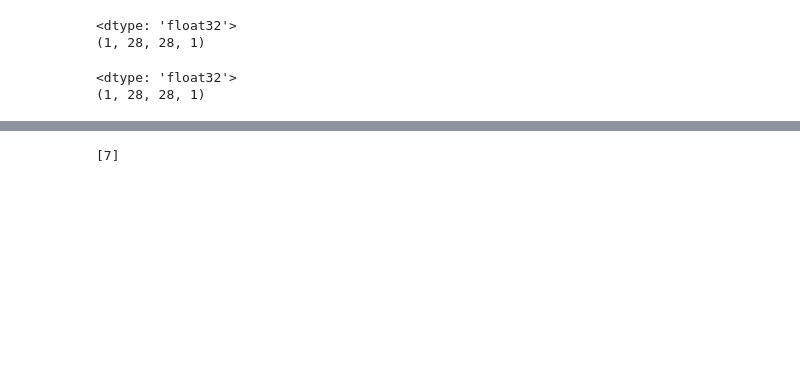
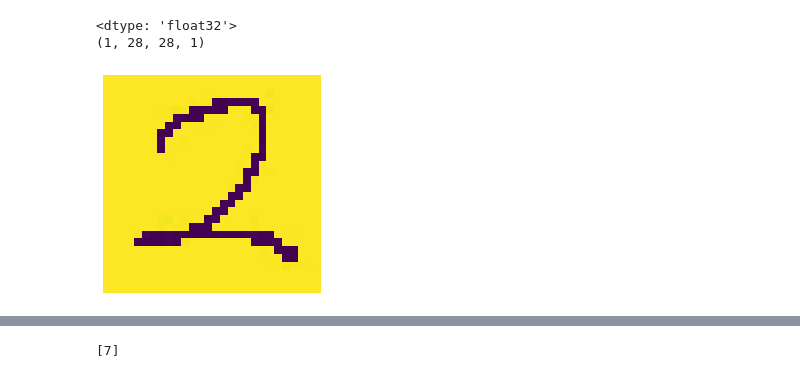
Before and after one commit to komushi/sagemaker-tfds-study, a Jupyter notebook: tfds_keras_mnist_predict.ipynb, the cells around one changed output, grey strips where cells are left out. Cells and saved outputs as stored; diff of their text form; code cells hidden in the pictures; blank space fills up the shorter version.

```diff
--- a/tfds_keras_mnist_predict.ipynb
+++ b/tfds_keras_mnist_predict.ipynb
@@ -6,5 +7,5 @@ my_model = tf.keras.models.load_model("my_model")
 # %%
-image = tf.io.read_file("imgs/1_001.jpg")
+image = tf.io.read_file("imgs/8_001.jpg")
 image_array = tf.image.decode_jpeg(image)
 image_array = tf.image.rgb_to_grayscale(image_array)
 image_array = tf.image.convert_image_dtype(image_array, tf.float32)
@@ -13,22 +14,26 @@ image_array = tf.expand_dims(image_array, 0)
 
 print(image_array.dtype)
 print(image_array.shape)
-# %% [output]
-<dtype: 'float32'>
-(1, 28, 28, 1)
 # %%
 
 from tensorflow.keras.preprocessing.image import img_to_array, load_img
+from matplotlib import pyplot as plt
 
-image = load_img("imgs/1_001.jpg", color_mode="grayscale", target_size=(28,28))
+image = load_img("imgs/2_001.jpg", color_mode="grayscale", target_size=(28,28))
+
+plt.imshow(image)
+plt.axis('off')
+
+
 image_array = img_to_array(image)
 image_array = tf.expand_dims(image_array, 0)
 
 print(image_array.dtype)
 print(image_array.shape)
 # %% [output]
 <dtype: 'float32'>
 (1, 28, 28, 1)
+[figure, added]
 # %%
 import numpy as np
 output_data = my_model.predict(image_array)
```
Also changed, not shown: parts of 3 cells of this notebook, 8 other files.
